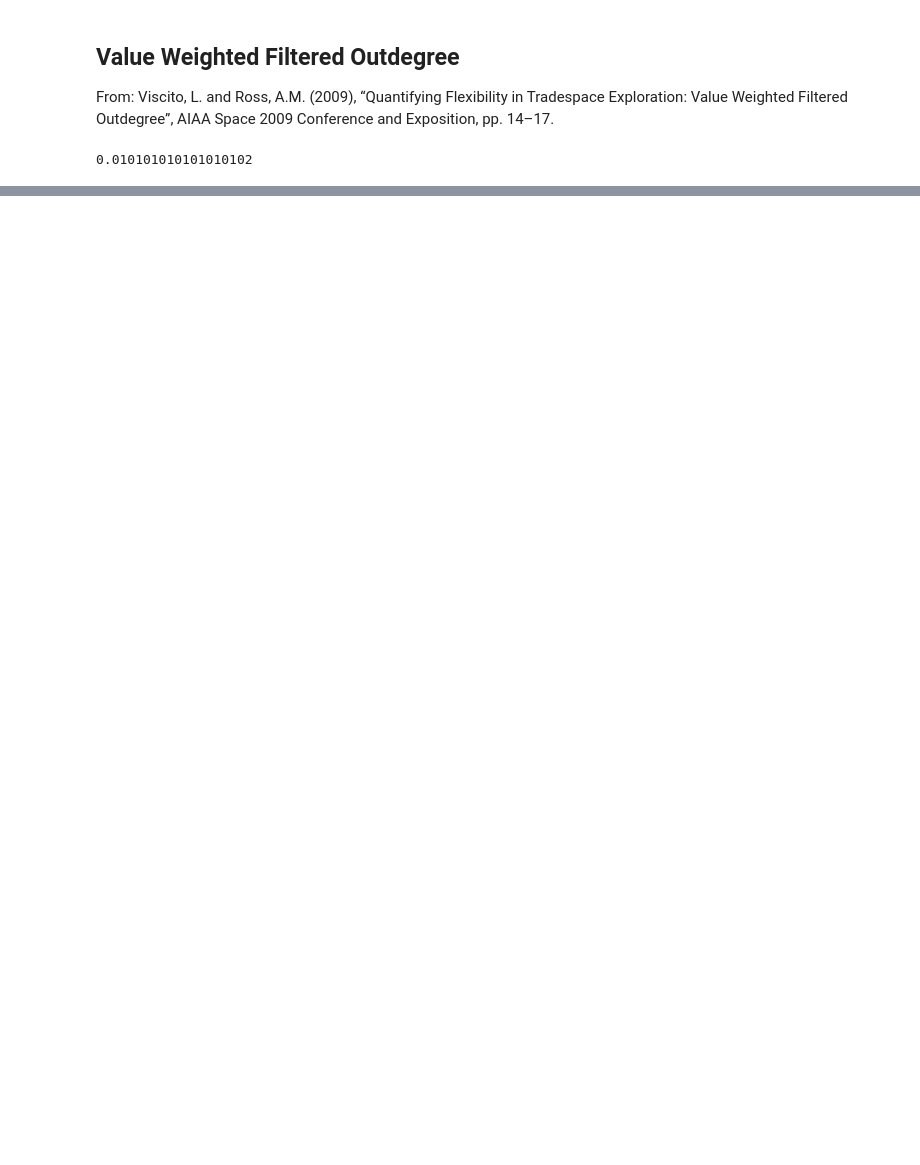
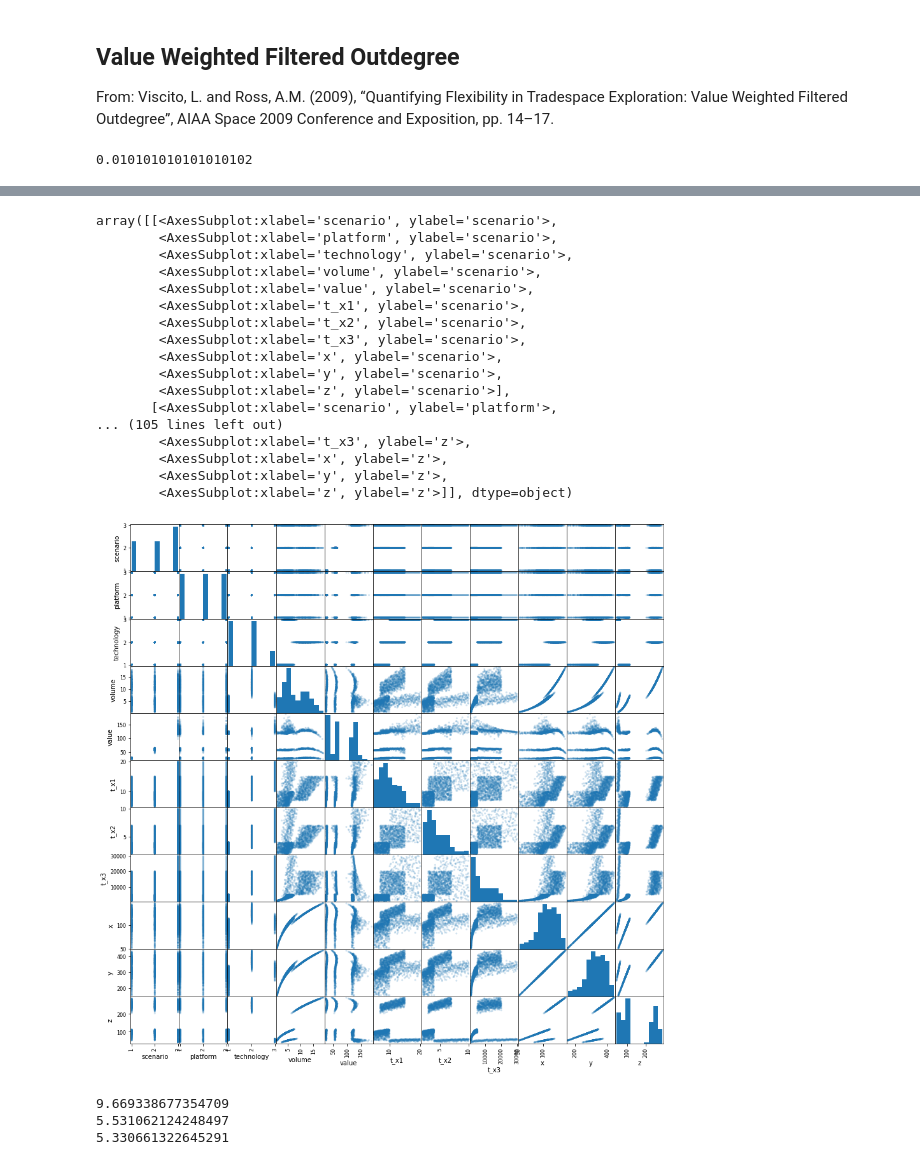
Before and after one commit to sed-group/VISP-Core, a Jupyter notebook: vwfo/vwfo.ipynb, the cells around one changed output, grey strips where cells are left out. Saved outputs shown, nothing was run; the diff lists cells and outputs as text; code cells hidden in the pictures; blank space fills up the shorter version.

```diff
--- a/vwfo/vwfo.ipynb
+++ b/vwfo/vwfo.ipynb
@@ -687,0 +747,31 @@ plt.show()
+# %%
+pd.plotting.scatter_matrix(df.filter(items=['scenario', 'platform', 'technology', 'volume', 'value', 't_x1', 't_x2', 't_x3', 'x', 'y', 'z']),
+alpha=0.2,
+figsize=(15, 15),)
+# %% [output]
+array([[<AxesSubplot:xlabel='scenario', ylabel='scenario'>,
+        <AxesSubplot:xlabel='platform', ylabel='scenario'>,
+        <AxesSubplot:xlabel='technology', ylabel='scenario'>,
+        <AxesSubplot:xlabel='volume', ylabel='scenario'>,
+        <AxesSubplot:xlabel='value', ylabel='scenario'>,
+        <AxesSubplot:xlabel='t_x1', ylabel='scenario'>,
+        <AxesSubplot:xlabel='t_x2', ylabel='scenario'>,
+        <AxesSubplot:xlabel='t_x3', ylabel='scenario'>,
+        <AxesSubplot:xlabel='x', ylabel='scenario'>,
+        <AxesSubplot:xlabel='y', ylabel='scenario'>,
+        <AxesSubplot:xlabel='z', ylabel='scenario'>],
+       [<AxesSubplot:xlabel='scenario', ylabel='platform'>,
+... (105 lines left out)
+        <AxesSubplot:xlabel='t_x3', ylabel='z'>,
+        <AxesSubplot:xlabel='x', ylabel='z'>,
+        <AxesSubplot:xlabel='y', ylabel='z'>,
+        <AxesSubplot:xlabel='z', ylabel='z'>]], dtype=object)
+[figure, added]
+# %%
+print(designs[0][0][0].t_x1)
+print(designs[1][0][0].t_x1)
+print(designs[2][0][0].t_x1)
+# %% [output]
+9.669338677354709
+5.531062124248497
+5.330661322645291
```
Also changed, not shown: parts of 38 cells of this notebook, 4 other files.
